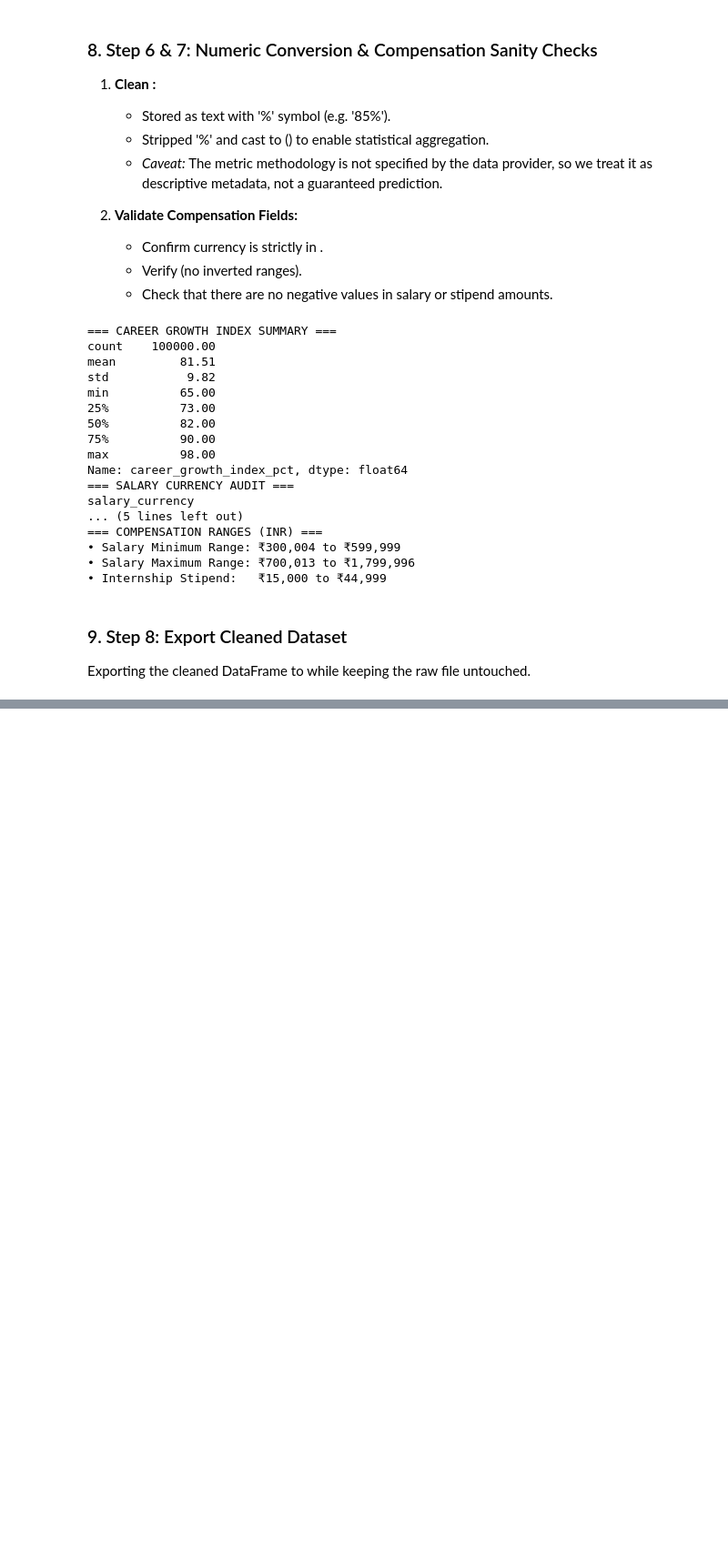
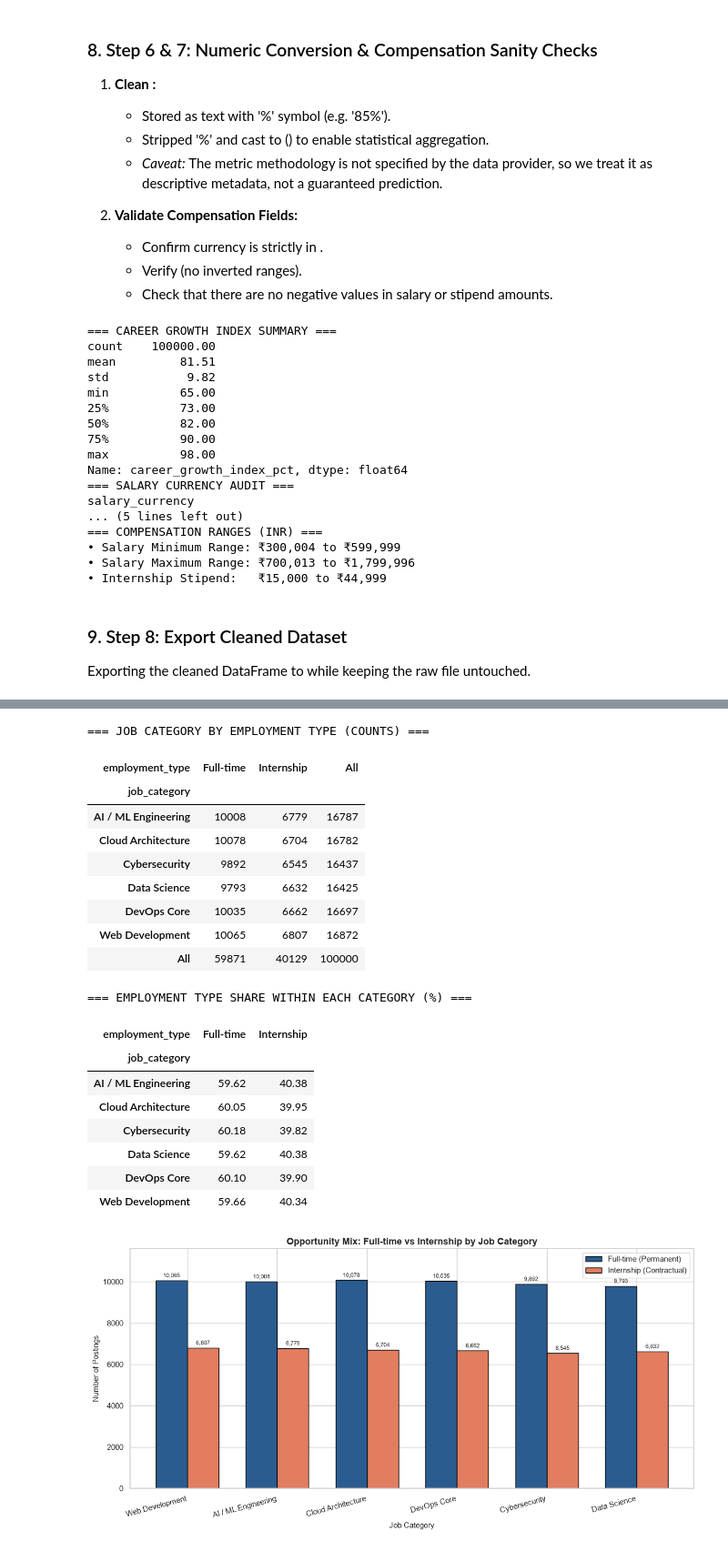
Before and after one commit to AnneMukeshBalaji/hackton_1, a Jupyter notebook: main.ipynb, the cells around one changed output, grey strips where cells are left out. Shown at 91% size. Drawn from its saved outputs; the diff is of its cells as text; code cells hidden in the pictures; blank space fills up the shorter version.

```diff
--- a/main.ipynb
+++ b/main.ipynb
@@ -238,0 +324,57 @@ Total columns exported: 34
+# %%
+# Cross-tabulation of Job Category by Employment Type
+emp_crosstab = pd.crosstab(df["job_category"], df["employment_type"], margins=True)
+emp_crosstab_pct = (pd.crosstab(df["job_category"], df["employment_type"], normalize="index") * 100).round(2)
+
+print("=== JOB CATEGORY BY EMPLOYMENT TYPE (COUNTS) ===")
+display(emp_crosstab)
+
+print("\n=== EMPLOYMENT TYPE SHARE WITHIN EACH CATEGORY (%) ===")
+display(emp_crosstab_pct)
+
+# Visualizing Full-time vs Internship across Categories
+plt.figure(figsize=(12, 6))
+categories = category_counts.index
+x = np.arange(len(categories))
+width = 0.35
+
+ft_counts = [emp_crosstab.loc[c, "Full-time"] for c in categories]
+intern_counts = [emp_crosstab.loc[c, "Internship"] for c in categories]
+
+plt.bar(x - width/2, ft_counts, width, label="Full-time (Permanent)", color="#2b5c8f", edgecolor="black")
+plt.bar(x + width/2, intern_counts, width, label="Internship (Contractual)", color="#e27d60", edgecolor="black")
+
+plt.title("Opportunity Mix: Full-time vs Internship by Job Category", fontsize=13, weight="bold")
+plt.xlabel("Job Category", fontsize=11)
+plt.ylabel("Number of Postings", fontsize=11)
+plt.xticks(x, categories, rotation=15, ha="right")
+plt.legend(frameon=True)
+
+for i in range(len(categories)):
+    plt.text(x[i] - width/2, ft_counts[i] + 150, f"{ft_counts[i]:,}", ha="center", fontsize=8)
+    plt.text(x[i] + width/2, intern_counts[i] + 150, f"{intern_counts[i]:,}", ha="center", fontsize=8)
+
+plt.ylim(0, max(ft_counts) * 1.15)
+plt.tight_layout()
+plt.show()
+# %% [output]
+=== JOB CATEGORY BY EMPLOYMENT TYPE (COUNTS) ===
+| employment_type | Full-time | Internship | All |
+| job_category |  |  |  |
+| AI / ML Engineering | 10008 | 6779 | 16787 |
+| Cloud Architecture | 10078 | 6704 | 16782 |
+| Cybersecurity | 9892 | 6545 | 16437 |
+| Data Science | 9793 | 6632 | 16425 |
+| DevOps Core | 10035 | 6662 | 16697 |
+| Web Development | 10065 | 6807 | 16872 |
+| All | 59871 | 40129 | 100000 |
+=== EMPLOYMENT TYPE SHARE WITHIN EACH CATEGORY (%) ===
+| employment_type | Full-time | Internship |
+| job_category |  |  |
+| AI / ML Engineering | 59.62 | 40.38 |
+| Cloud Architecture | 60.05 | 39.95 |
+| Cybersecurity | 60.18 | 39.82 |
+| Data Science | 59.62 | 40.38 |
+| DevOps Core | 60.10 | 39.90 |
+| Web Development | 59.66 | 40.34 |
+[figure, added]
```
Also changed, not shown: parts of 58 cells of this notebook, 1 other file.
